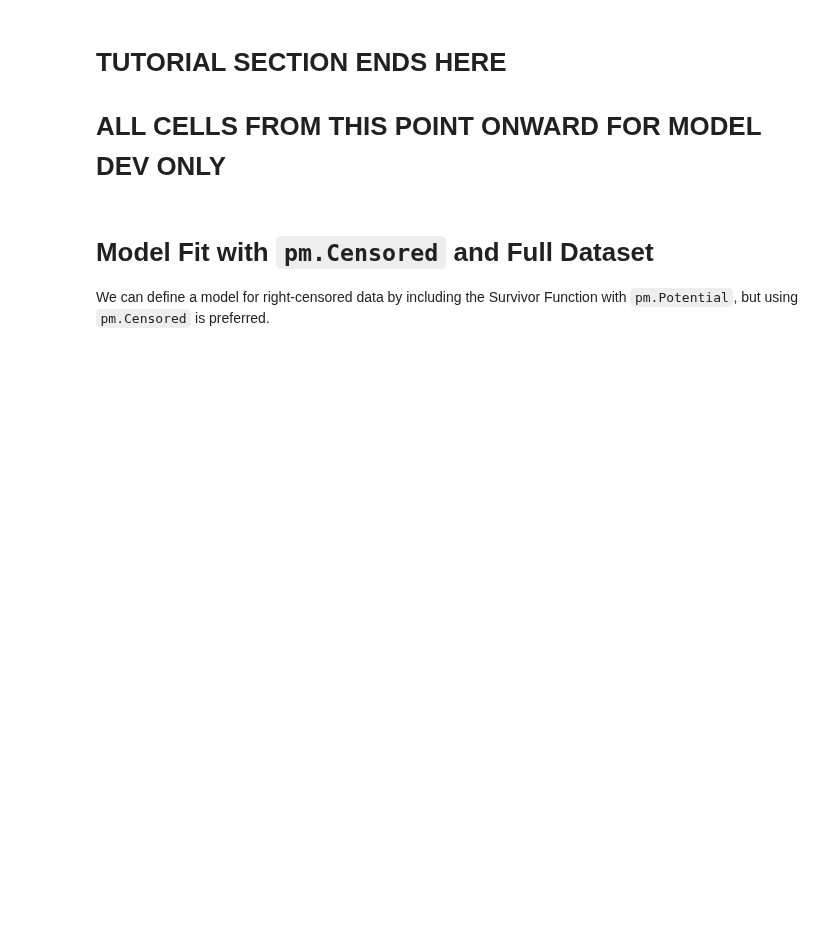
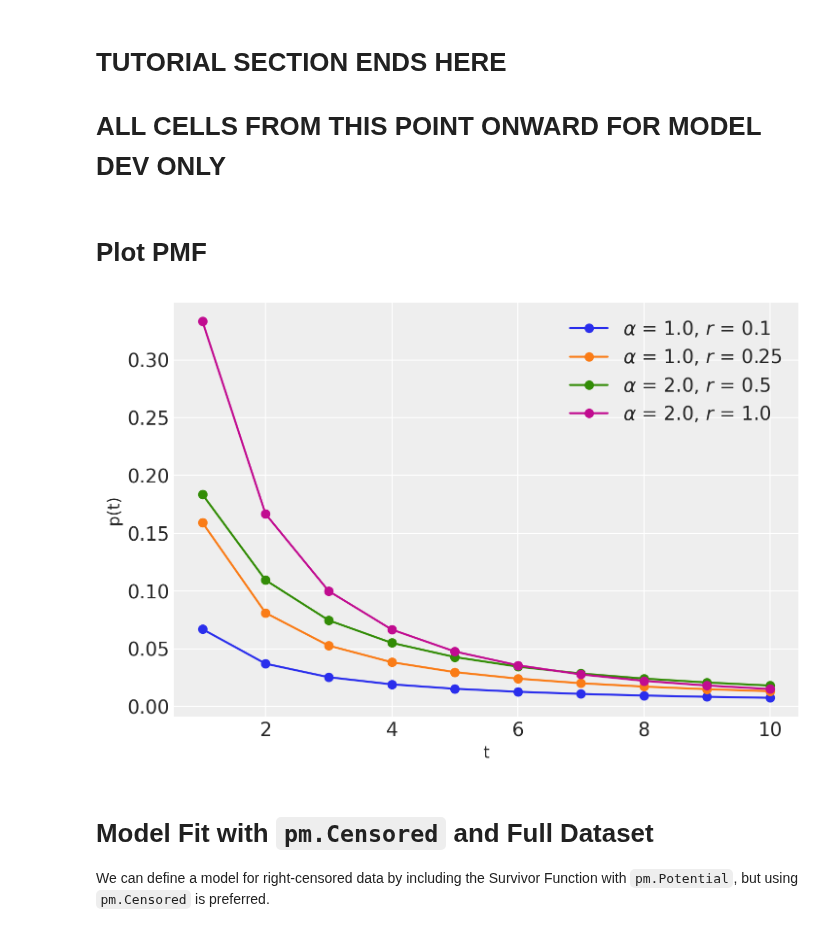
Before and after one commit to ColtAllen/pymc-marketing, a Jupyter notebook: docs/source/notebooks/clv/dev/subscription_covariates.ipynb, the cells around one changed output. Cells and saved outputs as stored; diff of their text form; code cells hidden in the pictures; blank space fills up the shorter version.

```diff
--- a/docs/source/notebooks/clv/dev/subscription_covariates.ipynb
+++ b/docs/source/notebooks/clv/dev/subscription_covariates.ipynb
@@ -184,6 +184,26 @@ For detailed derivations of this model, refer back to the research notes.
 # %% [markdown]
 # TUTORIAL SECTION ENDS HERE
 # ALL CELLS FROM THIS POINT ONWARD FOR MODEL DEV ONLY
+# %% [markdown]
+# Plot PMF
+# %%
+import matplotlib.pyplot as plt
+import numpy as np
+import scipy.stats as st
+import arviz as az
+plt.style.use('arviz-darkgrid')
+t = np.arange(1, 11)
+alpha_vals = [1., 1., 2., 2.]
+r_vals = [.1, .25, .5, 1.]
+for alpha, r in zip(alpha_vals, r_vals):
+    pmf = (alpha/(alpha + t - 1))**r - (alpha/(alpha+t))**r
+    plt.plot(t, pmf, '-o', label=r'$\alpha$ = {}, $r$ = {}'.format(alpha, r))
+plt.xlabel('t', fontsize=12)
+plt.ylabel('p(t)', fontsize=12)
+plt.legend(loc=1)
+plt.show()
+# %% [output]
+[figure, added]
 # %% [markdown]
 # Model Fit with `pm.Censored` and Full Dataset
 We can define a model for right-censored data by including the Survivor Function with `pm.Potential`, but using `pm.Censored` is preferred.
```
Also changed, not shown: parts of 3 cells of this notebook.
